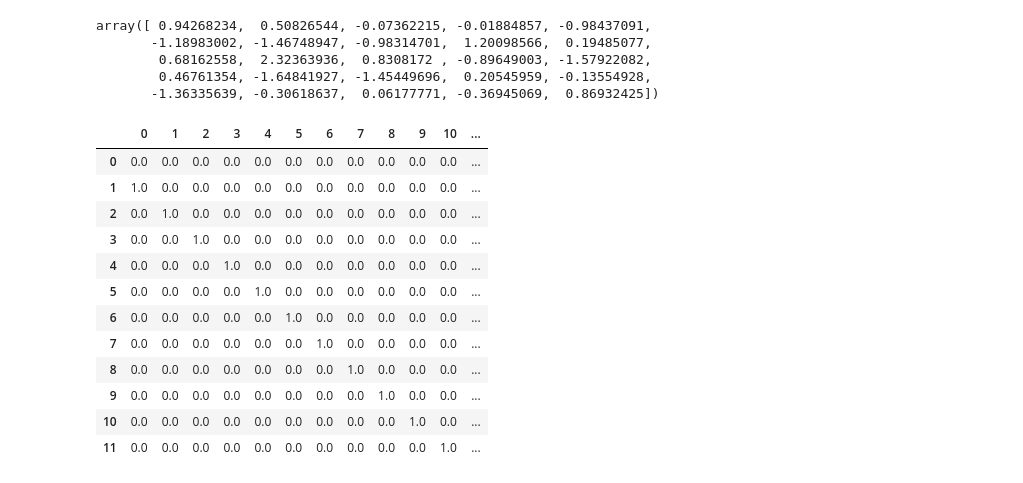
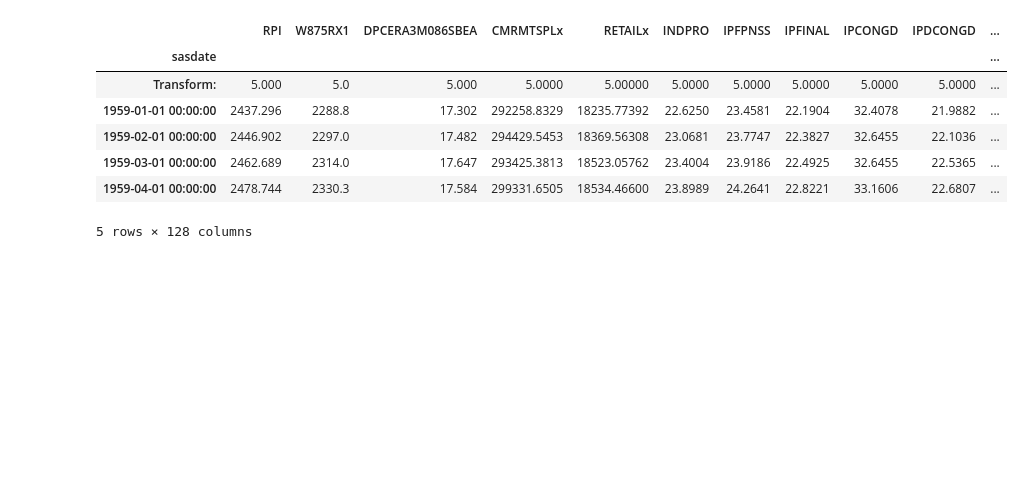
Before and after one commit to JonRMichel/METS, a Jupyter notebook: multistep forecasting.ipynb, the cells around one changed output. Saved outputs shown, nothing was run; the diff lists cells and outputs as text; code cells hidden in the pictures; blank space fills up the shorter version.

```diff
--- a/multistep forecasting.ipynb
+++ b/multistep forecasting.ipynb
@@ -8,34 +8,3 @@ import math
 from scipy.special import iv
 from statsmodels.tsa.arima.model import ARIMA
 import altair
-# %%
-ts = np.random.normal(0,1,25)
-# %% [output]
-array([ 0.94268234,  0.50826544, -0.07362215, -0.01884857, -0.98437091,
-       -1.18983002, -1.46748947, -0.98314701,  1.20098566,  0.19485077,
-        0.68162558,  2.32363936,  0.8308172 , -0.89649003, -1.57922082,
-        0.46761354, -1.64841927, -1.45449696,  0.20545959, -0.13554928,
-       -1.36335639, -0.30618637,  0.06177771, -0.36945069,  0.86932425])
-# %%
-rho = -.95
-L_approx = np.zeros([12,12])
-
-for row in range(1,12):
-    L_approx[row,row-1] =1
-
-filter_matrix = expm(rho*L_approx)
-pd.DataFrame(L_approx)
-# %% [output]
-|  | 0 | 1 | 2 | 3 | 4 | 5 | 6 | 7 | 8 | 9 | 10 | ... |
-| 0 | 0.0 | 0.0 | 0.0 | 0.0 | 0.0 | 0.0 | 0.0 | 0.0 | 0.0 | 0.0 | 0.0 | ... |
-| 1 | 1.0 | 0.0 | 0.0 | 0.0 | 0.0 | 0.0 | 0.0 | 0.0 | 0.0 | 0.0 | 0.0 | ... |
-| 2 | 0.0 | 1.0 | 0.0 | 0.0 | 0.0 | 0.0 | 0.0 | 0.0 | 0.0 | 0.0 | 0.0 | ... |
-| 3 | 0.0 | 0.0 | 1.0 | 0.0 | 0.0 | 0.0 | 0.0 | 0.0 | 0.0 | 0.0 | 0.0 | ... |
-| 4 | 0.0 | 0.0 | 0.0 | 1.0 | 0.0 | 0.0 | 0.0 | 0.0 | 0.0 | 0.0 | 0.0 | ... |
-| 5 | 0.0 | 0.0 | 0.0 | 0.0 | 1.0 | 0.0 | 0.0 | 0.0 | 0.0 | 0.0 | 0.0 | ... |
-| 6 | 0.0 | 0.0 | 0.0 | 0.0 | 0.0 | 1.0 | 0.0 | 0.0 | 0.0 | 0.0 | 0.0 | ... |
-| 7 | 0.0 | 0.0 | 0.0 | 0.0 | 0.0 | 0.0 | 1.0 | 0.0 | 0.0 | 0.0 | 0.0 | ... |
-| 8 | 0.0 | 0.0 | 0.0 | 0.0 | 0.0 | 0.0 | 0.0 | 1.0 | 0.0 | 0.0 | 0.0 | ... |
-| 9 | 0.0 | 0.0 | 0.0 | 0.0 | 0.0 | 0.0 | 0.0 | 0.0 | 1.0 | 0.0 | 0.0 | ... |
-| 10 | 0.0 | 0.0 | 0.0 | 0.0 | 0.0 | 0.0 | 0.0 | 0.0 | 0.0 | 1.0 | 0.0 | ... |
-| 11 | 0.0 | 0.0 | 0.0 | 0.0 | 0.0 | 0.0 | 0.0 | 0.0 | 0.0 | 0.0 | 1.0 | ... |
@@ -44,0 +11,14 @@ for index in range(0,len(ts)-12):
+# %%
+data = pd.read_excel('C:/Users/michelj8/Documents/GitHub/METS/fred_md.xlsx')
+data = data.set_index('sasdate')
+series_list = data.columns
+data.head()
+# %% [output]
+|  | RPI | W875RX1 | DPCERA3M086SBEA | CMRMTSPLx | RETAILx | INDPRO | IPFPNSS | IPFINAL | IPCONGD | IPDCONGD | ... |
+| sasdate |  |  |  |  |  |  |  |  |  |  | ... |
+| Transform: | 5.000 | 5.0 | 5.000 | 5.0000 | 5.00000 | 5.0000 | 5.0000 | 5.0000 | 5.0000 | 5.0000 | ... |
+| 1959-01-01 00:00:00 | 2437.296 | 2288.8 | 17.302 | 292258.8329 | 18235.77392 | 22.6250 | 23.4581 | 22.1904 | 32.4078 | 21.9882 | ... |
+| 1959-02-01 00:00:00 | 2446.902 | 2297.0 | 17.482 | 294429.5453 | 18369.56308 | 23.0681 | 23.7747 | 22.3827 | 32.6455 | 22.1036 | ... |
+| 1959-03-01 00:00:00 | 2462.689 | 2314.0 | 17.647 | 293425.3813 | 18523.05762 | 23.4004 | 23.9186 | 22.4925 | 32.6455 | 22.5365 | ... |
+| 1959-04-01 00:00:00 | 2478.744 | 2330.3 | 17.584 | 299331.6505 | 18534.46600 | 23.8989 | 24.2641 | 22.8221 | 33.1606 | 22.6807 | ... |
+5 rows × 128 columns
```
Also changed, not shown: parts of 8 cells of this notebook.
